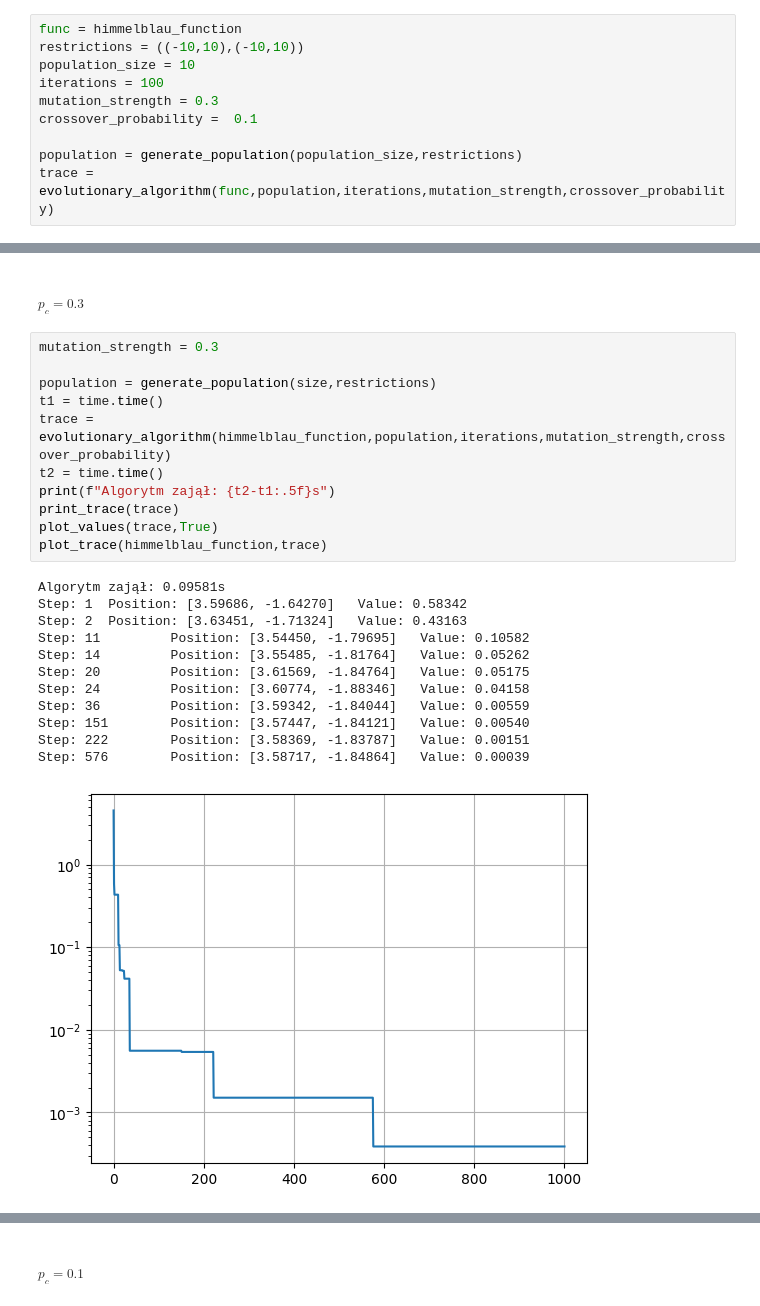
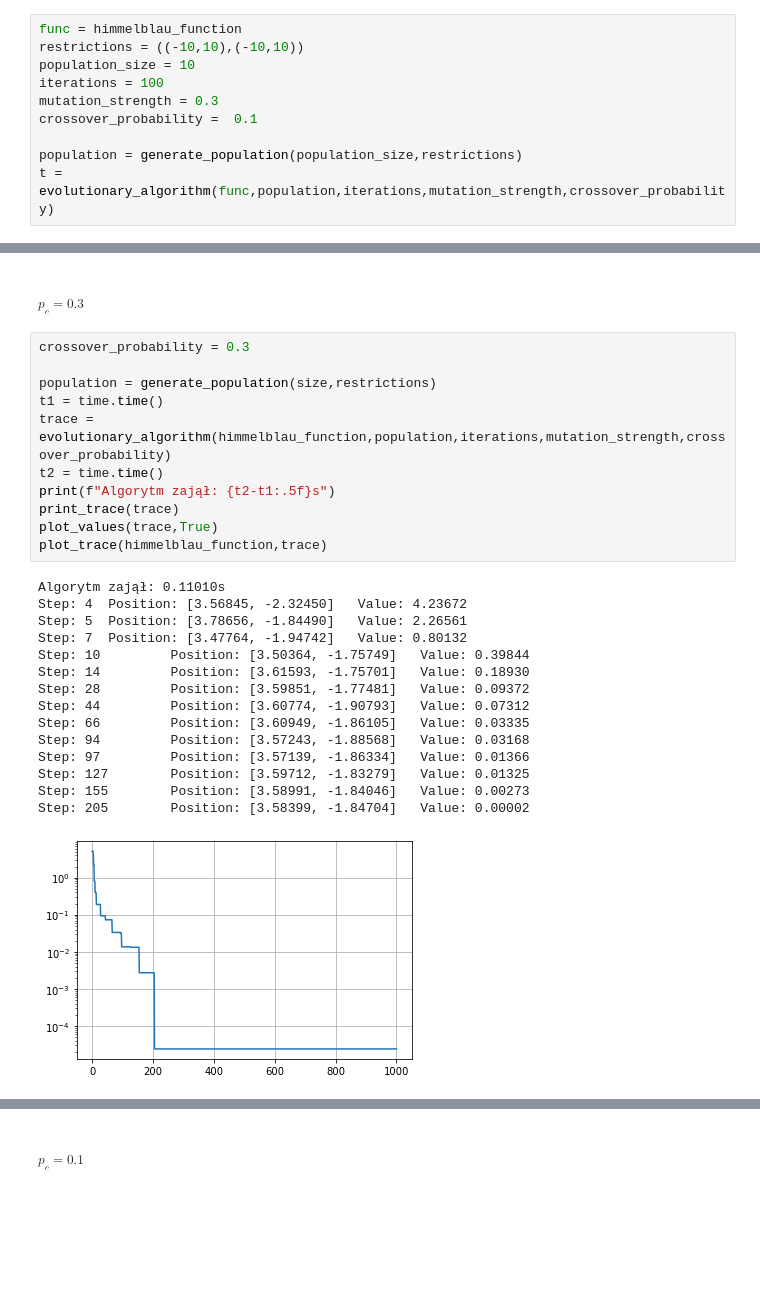
Before and after one commit to dbarania/WSI, a Jupyter notebook: solutions/E2/Zadanie_2.ipynb, the cells around one changed output, grey strips where cells are left out. Drawn from its saved outputs; the diff is of its cells as text; blank space fills up the shorter version.

```diff
--- a/solutions/E2/Zadanie_2.ipynb
+++ b/solutions/E2/Zadanie_2.ipynb
@@ -171,7 +171,7 @@ mutation_strength = 0.3
 crossover_probability =  0.1
 
 population = generate_population(population_size,restrictions)
-trace = evolutionary_algorithm(func,population,iterations,mutation_strength,crossover_probability)
+t = evolutionary_algorithm(func,population,iterations,mutation_strength,crossover_probability)
 # %% [markdown]
 ## Funkcje do odczytywania wyników algorytmów
 Znajdowanie lepszego od aktualnie najlepszego osobnika nie zdarza się często, dlatego będą wypisywane tylko te populacje, w których doszło do poprawienia wyniku. Do wizualizacji wybrano wykres wartości najlepszego osobnika w skali logarytmicznej w zależności od numeru iteracji oraz mapę rzutującą pozycje punktu na funkcji.
@@ -910,26 +895,29 @@ Step: 807        Position: [-3.78182, -3.27770]  Value: 0.00208
 # %% [markdown]
 ##### $p_c=0.3$
 # %%
-mutation_strength = 0.3
+crossover_probability = 0.3
 
 population = generate_population(size,restrictions)
 t1 = time.time()
 trace = evolutionary_algorithm(himmelblau_function,population,iterations,mutation_strength,crossover_probability)
 t2 = time.time()
 print(f"Algorytm zajął: {t2-t1:.5f}s")
 print_trace(trace)
 plot_values(trace,True)
 plot_trace(himmelblau_function,trace)
 # %% [output]
-Algorytm zajął: 0.09581s
-Step: 1  Position: [3.59686, -1.64270]   Value: 0.58342
-Step: 2  Position: [3.63451, -1.71324]   Value: 0.43163
-Step: 11         Position: [3.54450, -1.79695]   Value: 0.10582
-Step: 14         Position: [3.55485, -1.81764]   Value: 0.05262
-Step: 20         Position: [3.61569, -1.84764]   Value: 0.05175
-Step: 24         Position: [3.60774, -1.88346]   Value: 0.04158
-Step: 36         Position: [3.59342, -1.84044]   Value: 0.00559
-Step: 151        Position: [3.57447, -1.84121]   Value: 0.00540
-Step: 222        Position: [3.58369, -1.83787]   Value: 0.00151
-Step: 576        Position: [3.58717, -1.84864]   Value: 0.00039
+Algorytm zajął: 0.11010s
+Step: 4  Position: [3.56845, -2.32450]   Value: 4.23672
+Step: 5  Position: [3.78656, -1.84490]   Value: 2.26561
+Step: 7  Position: [3.47764, -1.94742]   Value: 0.80132
+Step: 10         Position: [3.50364, -1.75749]   Value: 0.39844
+Step: 14         Position: [3.61593, -1.75701]   Value: 0.18930
+Step: 28         Position: [3.59851, -1.77481]   Value: 0.09372
+Step: 44         Position: [3.60774, -1.90793]   Value: 0.07312
+Step: 66         Position: [3.60949, -1.86105]   Value: 0.03335
+Step: 94         Position: [3.57243, -1.88568]   Value: 0.03168
+Step: 97         Position: [3.57139, -1.86334]   Value: 0.01366
+Step: 127        Position: [3.59712, -1.83279]   Value: 0.01325
+Step: 155        Position: [3.58991, -1.84046]   Value: 0.00273
+Step: 205        Position: [3.58399, -1.84704]   Value: 0.00002
-[figure, old version]
+[figure, new version]
```
Also changed, not shown: parts of 37 cells of this notebook.
